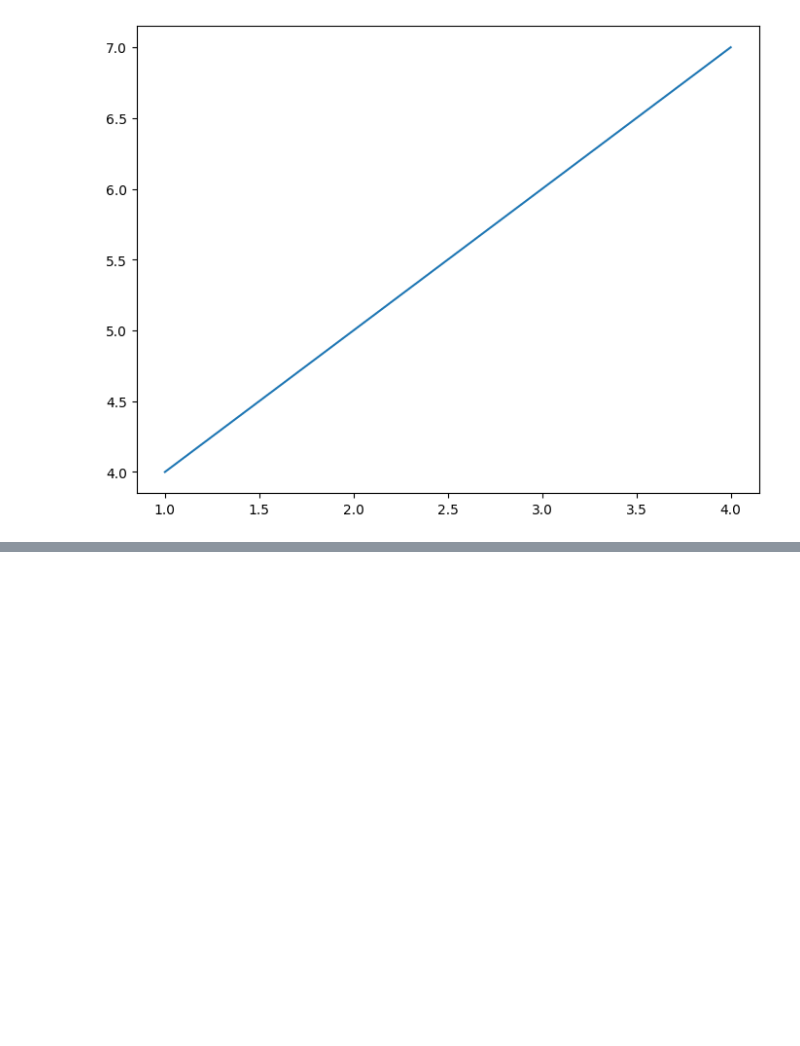
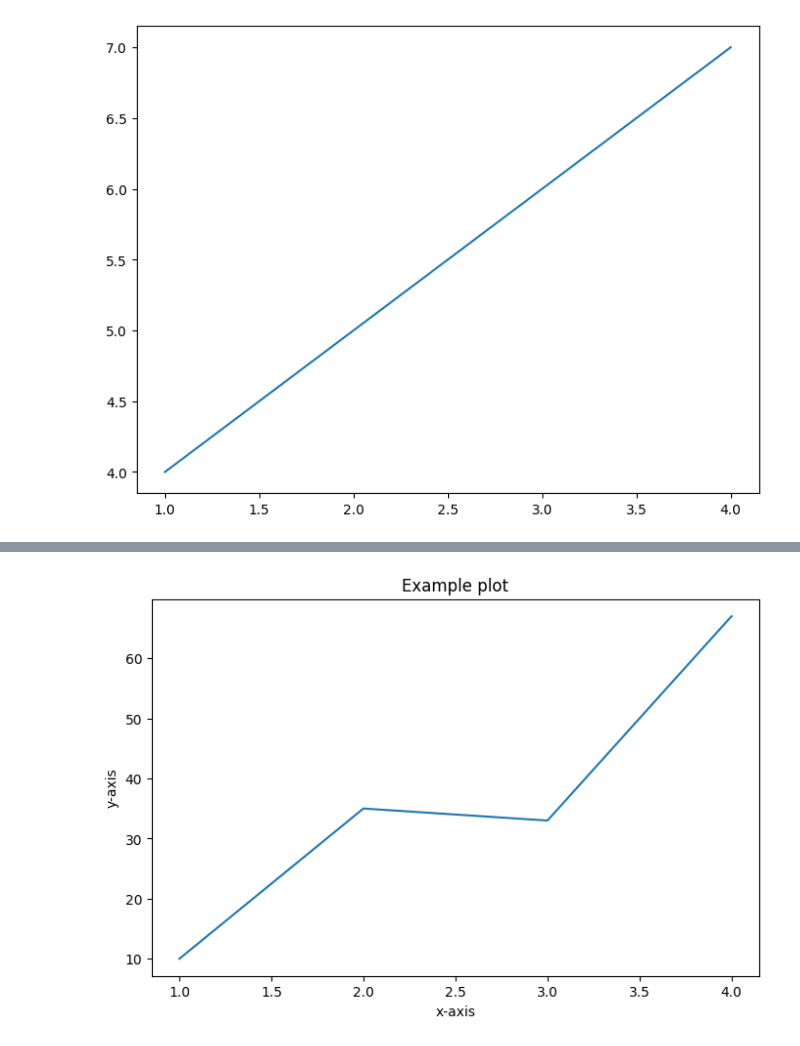
Before and after one commit to kanishkraj-ops/Machine-Learning, a Jupyter notebook: MATPLOTLIB_Plotting_and_Data_Visualization.ipynb, the cells around one changed output, grey strips where cells are left out. Drawn from its saved outputs; the diff is of its cells as text; code cells hidden in the pictures; blank space fills up the shorter version.

```diff
--- a/MATPLOTLIB_Plotting_and_Data_Visualization.ipynb
+++ b/MATPLOTLIB_Plotting_and_Data_Visualization.ipynb
@@ -41,0 +44,23 @@ ax.plot(x,y);
+# %%
+#step-1
+%matplotlib inline
+import numpy as np
+import matplotlib.pyplot as plt
+import pandas as pd
+
+#step-2
+x=[1,2,3,4]
+y=[10,35,33,67]
+
+#step-3
+fig, ax = plt.subplots(figsize=(8,5))
+ax.plot(x,y)
+
+#step-4
+ax.set(title="Example plot",
+       xlabel = 'x-axis',
+       ylabel = 'y-axis')
+#step-5
+fig.savefig("plot.png")
+# %% [output]
+[figure, added]
```
Also changed, not shown: parts of 8 cells of this notebook.
